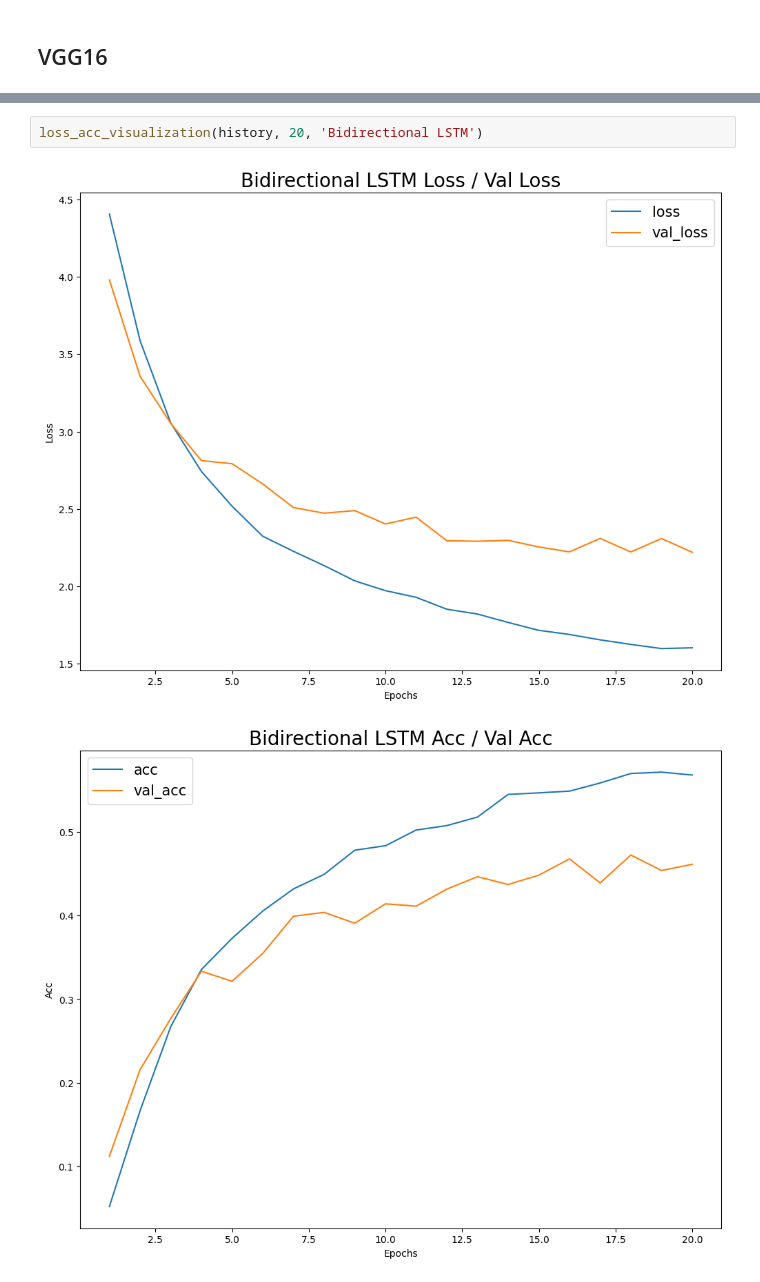
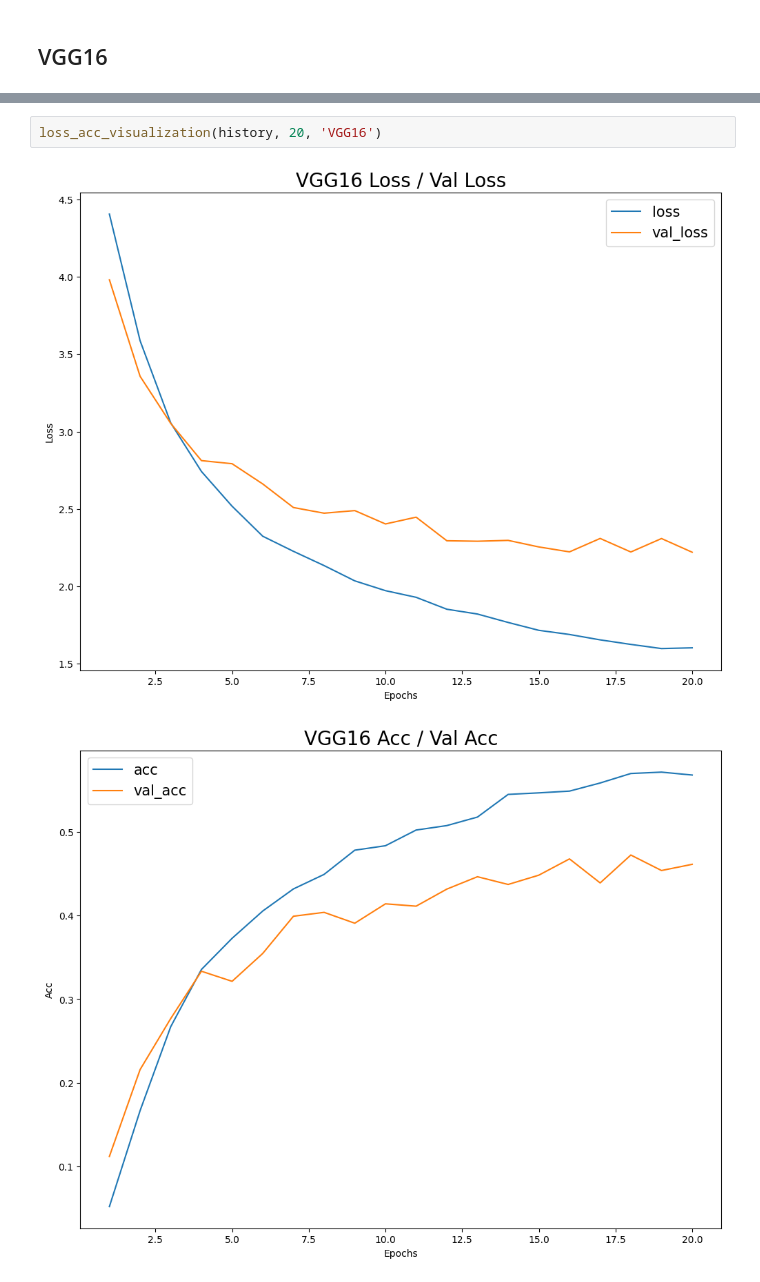
Before and after one commit to iamtaegu/DFMBA_AICC, a Jupyter notebook: 특수논제/리포트.ipynb, the cells around one changed output, grey strips where cells are left out. Drawn from its saved outputs; the diff is of its cells as text.

```diff
--- a/특수논제/리포트.ipynb
+++ b/특수논제/리포트.ipynb
@@ -491,7 +491,7 @@ Epoch 19/20
 Epoch 20/20
 34/34 [==============================] - 63s 2s/step - loss: 1.6020 - accuracy: 0.5678 - val_loss: 2.2198 - val_accuracy: 0.4611
 # %%
-loss_acc_visualization(history, 20, 'Bidirectional LSTM')
+loss_acc_visualization(history, 20, 'VGG16')
 # %% [output]
-[figure, old version]
+[figure, new version]
-[figure, old version]
+[figure, new version]
```
